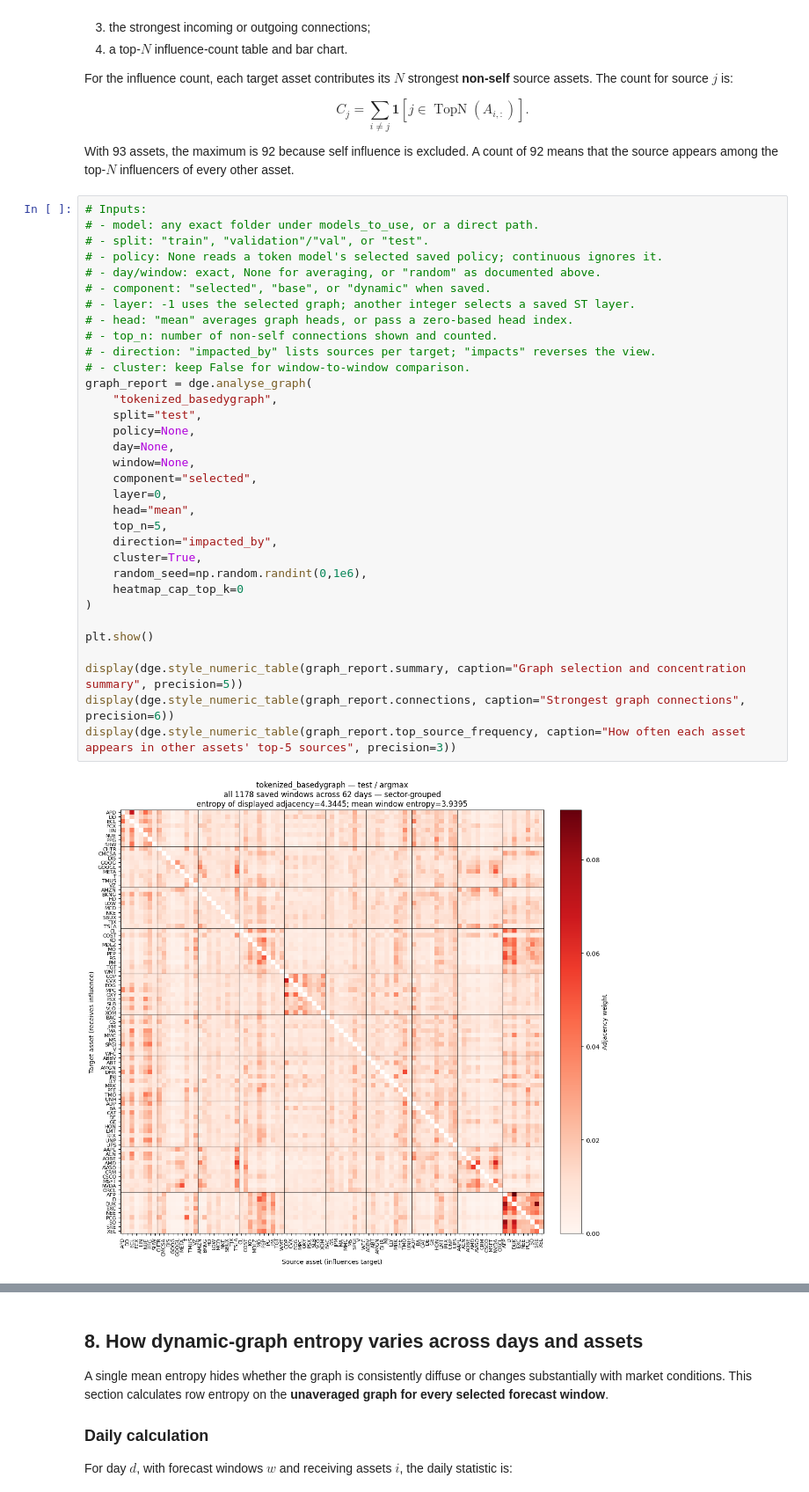
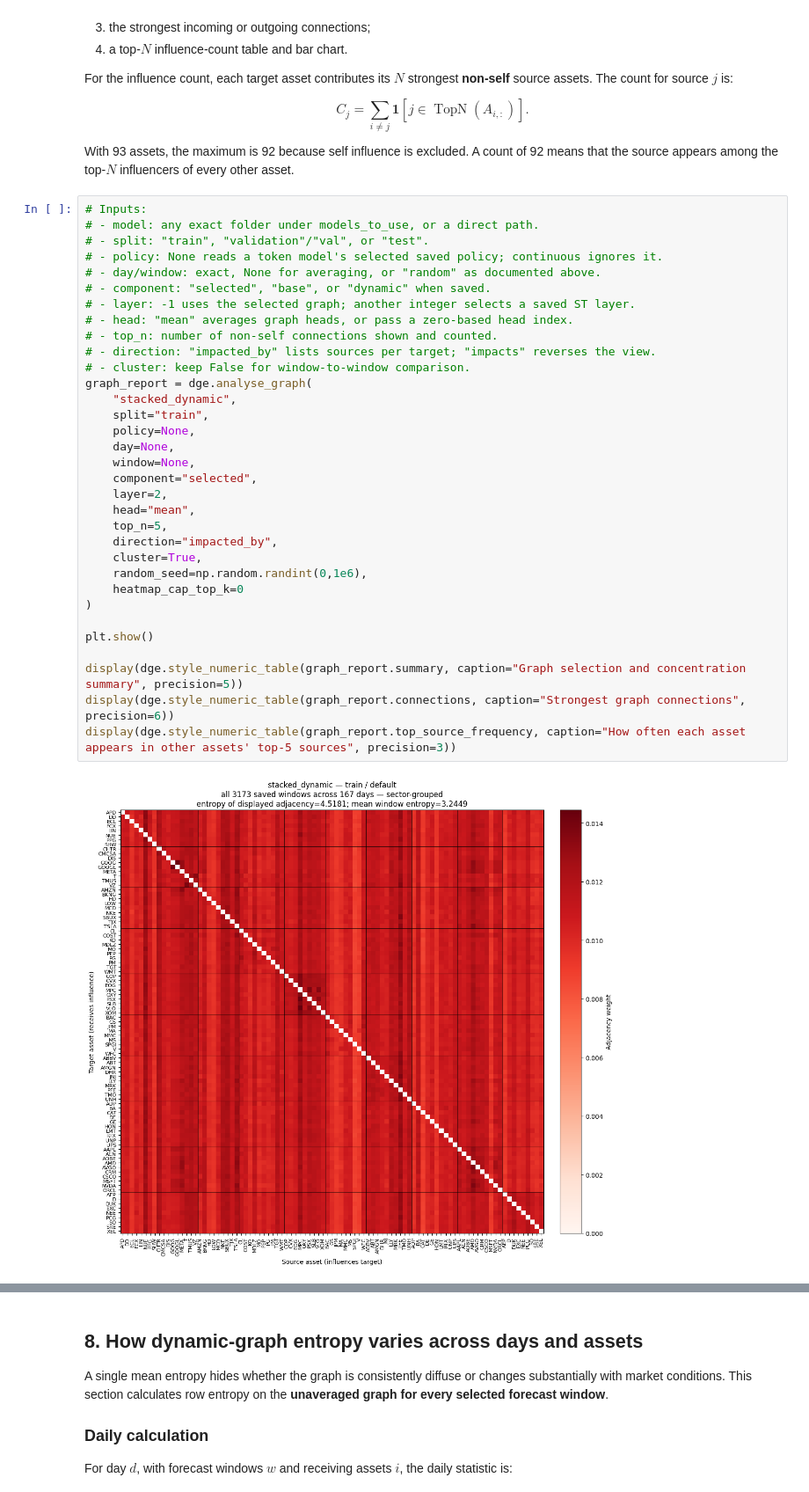
Before and after one commit to VishR-94/dynamic_graphs_thesis, a Jupyter notebook: notebooks/graph_hub.ipynb, the cells around one changed output, grey strips where cells are left out. Shown at 88% size. Drawn from its saved outputs; the diff is of its cells as text.

```diff
--- a/notebooks/graph_hub.ipynb
+++ b/notebooks/graph_hub.ipynb
@@ -398,34 +392,34 @@ With 93 assets, the maximum is 92 because self influence is excluded. A count of
 # Inputs:
 # - model: any exact folder under models_to_use, or a direct path.
 # - split: "train", "validation"/"val", or "test".
 # - policy: None reads a token model's selected saved policy; continuous ignores it.
 # - day/window: exact, None for averaging, or "random" as documented above.
 # - component: "selected", "base", or "dynamic" when saved.
 # - layer: -1 uses the selected graph; another integer selects a saved ST layer.
 # - head: "mean" averages graph heads, or pass a zero-based head index.
 # - top_n: number of non-self connections shown and counted.
 # - direction: "impacted_by" lists sources per target; "impacts" reverses the view.
 # - cluster: keep False for window-to-window comparison.
 graph_report = dge.analyse_graph(
-    "tokenized_basedygraph",
-    split="test",
+    "stacked_dynamic",
+    split="train",
     policy=None,
     day=None,
     window=None,
     component="selected",
-    layer=0,
+    layer=2,
     head="mean",
     top_n=5,
     direction="impacted_by",
     cluster=True,
     random_seed=np.random.randint(0,1e6),
     heatmap_cap_top_k=0
 )
 
 plt.show()
 
 display(dge.style_numeric_table(graph_report.summary, caption="Graph selection and concentration summary", precision=5))
 display(dge.style_numeric_table(graph_report.connections, caption="Strongest graph connections", precision=6))
 display(dge.style_numeric_table(graph_report.top_source_frequency, caption="How often each asset appears in other assets' top-5 sources", precision=3))
 # %% [output]
-[figure, old version]
+[figure, new version]
```
Also changed, not shown: parts of 5 cells of this notebook, 8 other files.
